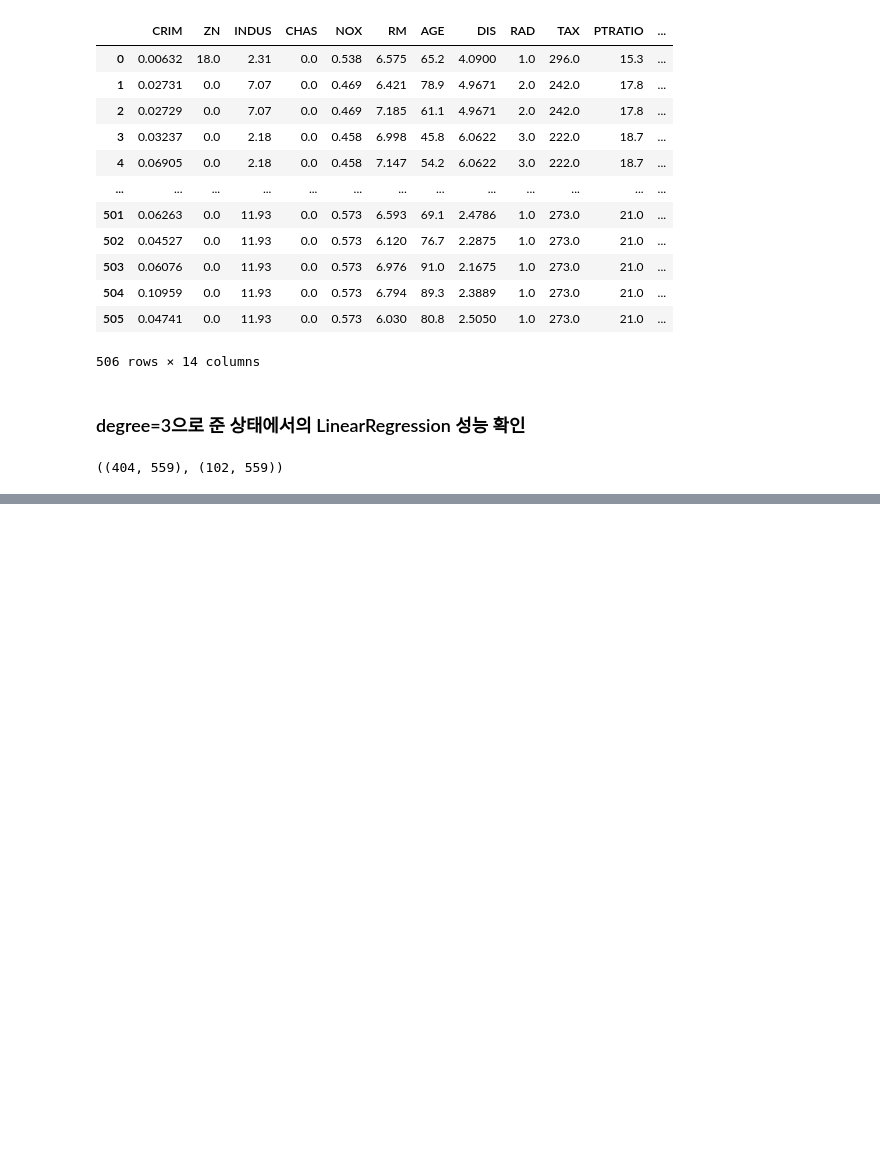
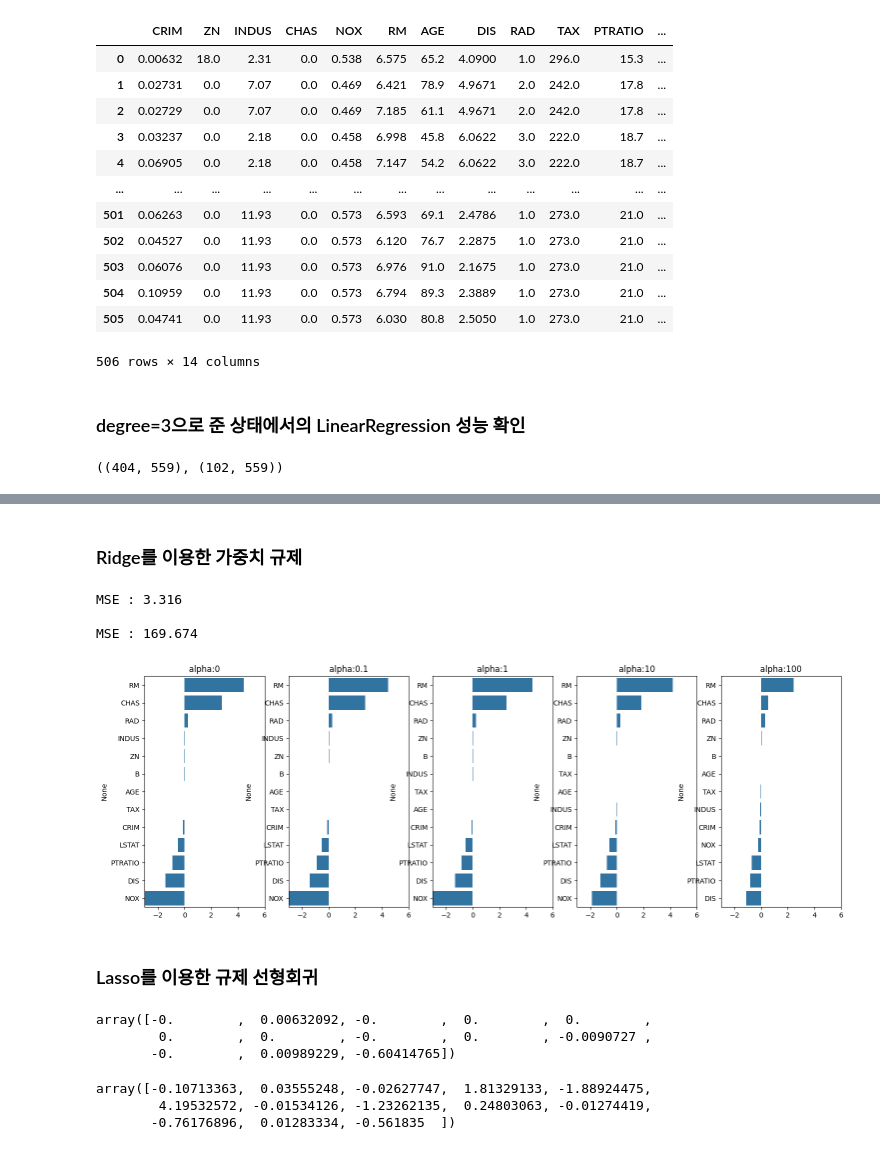
Before and after one commit to yant1001/Machine_Learning, a Jupyter notebook: 04. regression.ipynb, the cells around one changed output, grey strips where cells are left out. Cells and saved outputs as stored; diff of their text form; code cells hidden in the pictures; blank space fills up the shorter version.

Commit message:
~tree model

```diff
--- a/04. regression.ipynb
+++ b/04. regression.ipynb
@@ -522,0 +571,44 @@ X_train_3.shape, X_test_3.shape
+# %% [markdown]
+### Ridge를 이용한 가중치 규제
+# %%
+# Ridge는 알파값이 커질수록 가중치가 늘어난다.
+
+from sklearn.linear_model import Ridge
+
+ridge_reg = Ridge(alpha=10).fit(X_train_3, y_train)
+print_score(ridge_reg, X_train_3, y_train)
+print_score(ridge_reg, X_test_3, y_test)
+# %% [output]
+MSE : 3.316
+
+MSE : 169.674
+# %%
+# 알파값에 따른 회귀 계수 값 시각화 => matplotlib 생성
+#   pos => axis 위치
+#   barplot으로 알파값에서의 회귀 계수를 높은 순으로 시각화
+
+
+alphas = [0 , 0.1 , 1 , 10 , 100]
+
+fig , axs = plt.subplots(figsize=(18,6) , nrows=1 , ncols=5)
+
+coeff_df = pd.DataFrame()
+
+for pos, alpha in enumerate(alphas) :
+    ridge = Ridge(alpha = alpha)
+    ridge.fit(X_train , y_train)
+
+    coeff = pd.Series(data=ridge.coef_ , index=X_train.columns )
+    colname='alpha:'+str(alpha)
+    coeff_df[colname] = coeff
+
+    coeff = coeff.sort_values(ascending=False)
+    axs[pos].set_title(colname)
+    axs[pos].set_xlim(-3,6)
+    sns.barplot(x=coeff.values , y=coeff.index, ax=axs[pos])
+
+plt.show()
+# %% [output]
+[figure, added]
+# %% [markdown]
+### Lasso를 이용한 규제 선형회귀
@@ -522,0 +622,13 @@ X_train_3.shape, X_test_3.shape
+# %%
+lr_lasso.coef_
+# %% [output]
+array([-0.        ,  0.00632092, -0.        ,  0.        ,  0.        ,
+        0.        ,  0.        , -0.        ,  0.        , -0.0090727 ,
+       -0.        ,  0.00989229, -0.60414765])
+# %%
+lr_ridge = Ridge(alpha=10).fit(X_train, y_train)
+lr_ridge.coef_
+# %% [output]
+array([-0.10713363,  0.03555248, -0.02627747,  1.81329133, -1.88924475,
+        4.19532572, -0.01534126, -1.23262135,  0.24803063, -0.01274419,
+       -0.76176896,  0.01283334, -0.561835  ])
```
Also changed, not shown: parts of 6 cells of this notebook.
